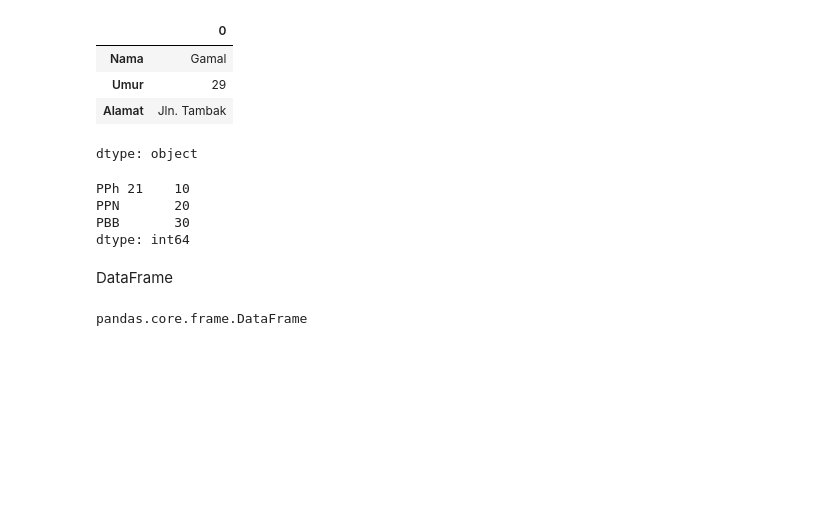
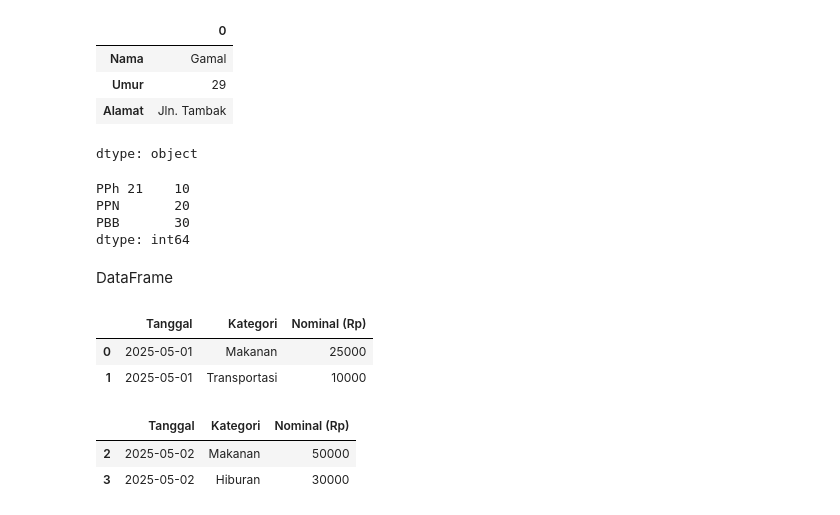
Before and after one commit to gamal20/latihan, a Jupyter notebook: Pelatihan2.ipynb, the cells around one changed output. Drawn from its saved outputs; the diff is of its cells as text; code cells hidden in the pictures; blank space fills up the shorter version.

```diff
--- a/Pelatihan2.ipynb
+++ b/Pelatihan2.ipynb
@@ -120,6 +120,15 @@ data_pengeluaran = {
 }
 
 df_pengeluaran = pd.DataFrame(data_pengeluaran)
-type(df_pengeluaran)
-# %% [output]
-pandas.core.frame.DataFrame
+# %%
+df_pengeluaran.head(2)
+# %% [output]
+|  | Tanggal | Kategori | Nominal (Rp) |
+| 0 | 2025-05-01 | Makanan | 25000 |
+| 1 | 2025-05-01 | Transportasi | 10000 |
+# %%
+df_pengeluaran.tail(2)
+# %% [output]
+|  | Tanggal | Kategori | Nominal (Rp) |
+| 2 | 2025-05-02 | Makanan | 50000 |
+| 3 | 2025-05-02 | Hiburan | 30000 |
```
Also changed, not shown: parts of 4 cells of this notebook.
